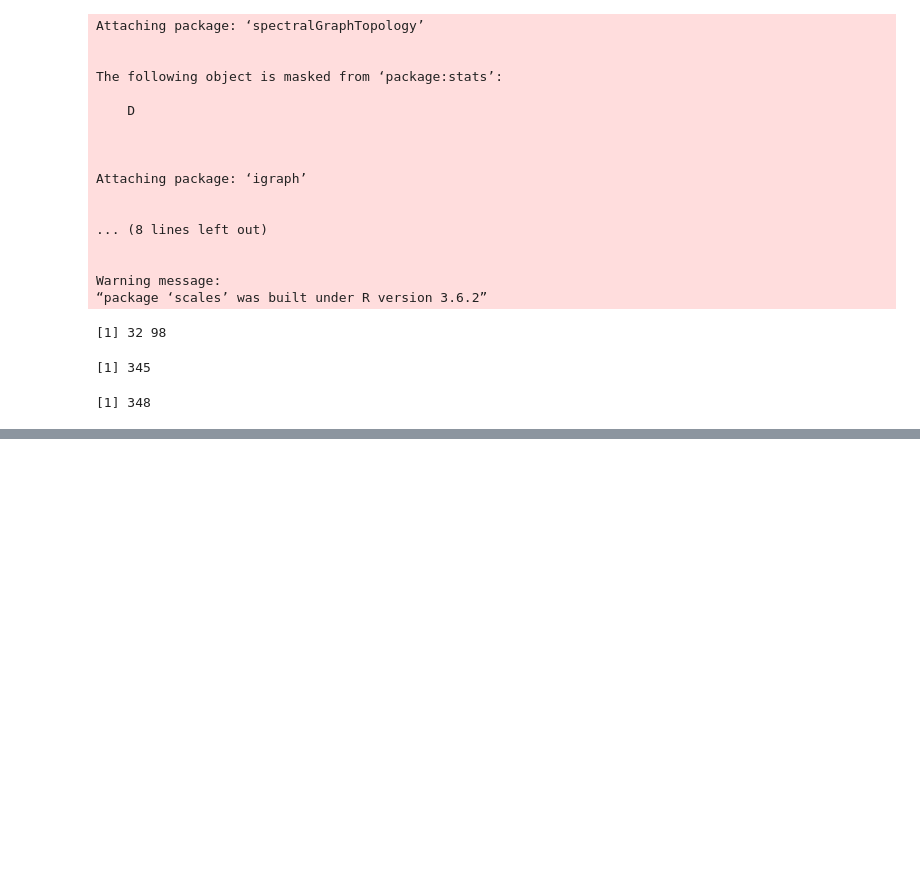
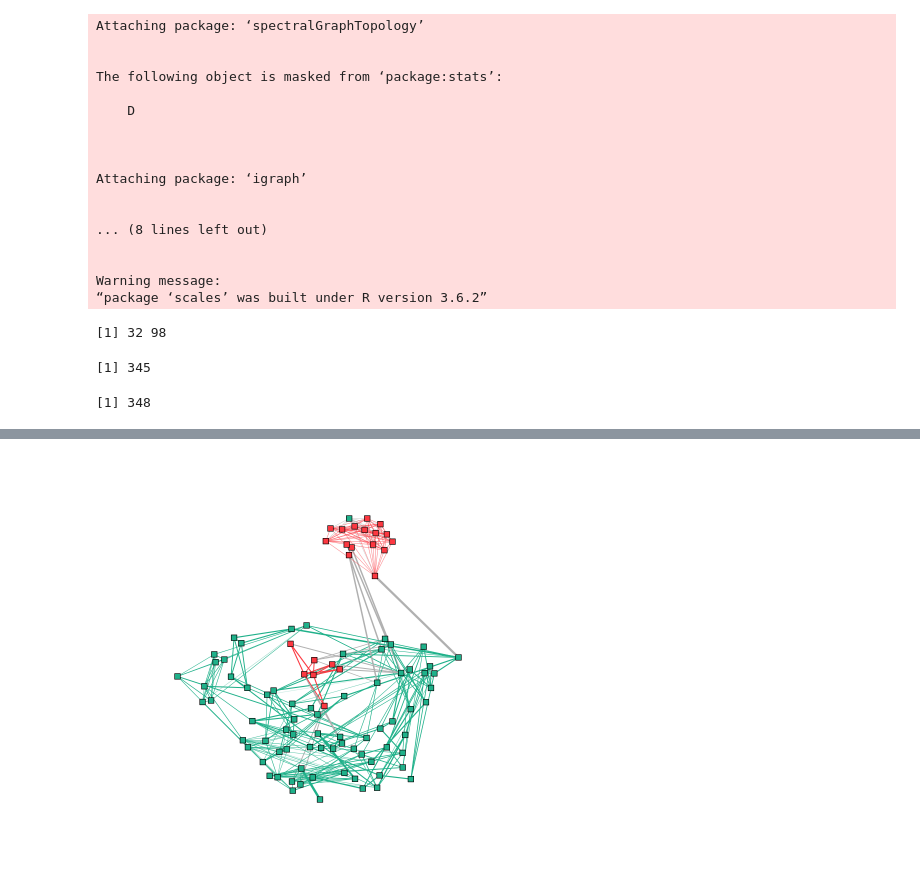
Before and after one commit to convexfi/sparseGraph, a Jupyter notebook: experiments/coronavirus/2019-ncov.ipynb, the cells around one changed output, grey strips where cells are left out. Drawn from its saved outputs; the diff is of its cells as text; code cells hidden in the pictures; blank space fills up the shorter version.

```diff
--- a/experiments/coronavirus/2019-ncov.ipynb
+++ b/experiments/coronavirus/2019-ncov.ipynb
@@ -95,8 +99,13 @@ plot(net, layout = la_true,
 # %%
-net <- graph_from_adjacency_matrix(graph_mcp$adjacency, mode = "undirected", weighted = TRUE)
+net <- graph_from_adjacency_matrix(graph_scad$adjacency, mode = "undirected", weighted = TRUE)
 V(net)$cluster <- clusters
 E(net)$color <- apply(as.data.frame(get.edgelist(net)), 1,
                      function(x) ifelse(V(net)$cluster[x[1]] == V(net)$cluster[x[2]],
                                         colors[V(net)$cluster[x[1]]], "grey"))
 V(net)$color <- colors[clusters]
+plot(net, layout = la_true,
+     vertex.label = NA, vertex.size = 4, vertex.shape = 'square',
+     edge.width = E(net)$weight / mean(E(net)$weight))
+# %% [output]
+[figure, added]
 # %%
```
Also changed, not shown: parts of 11 cells of this notebook, 2 other files.
